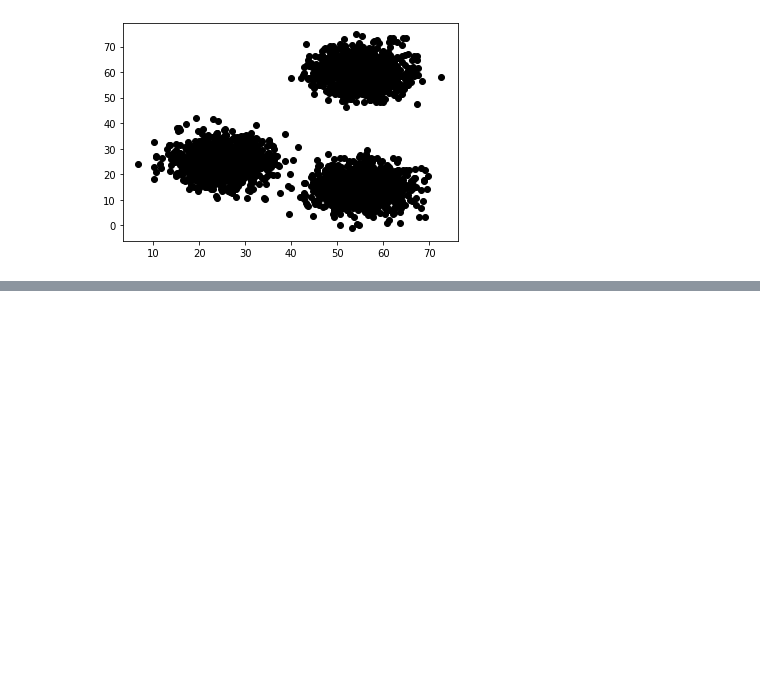
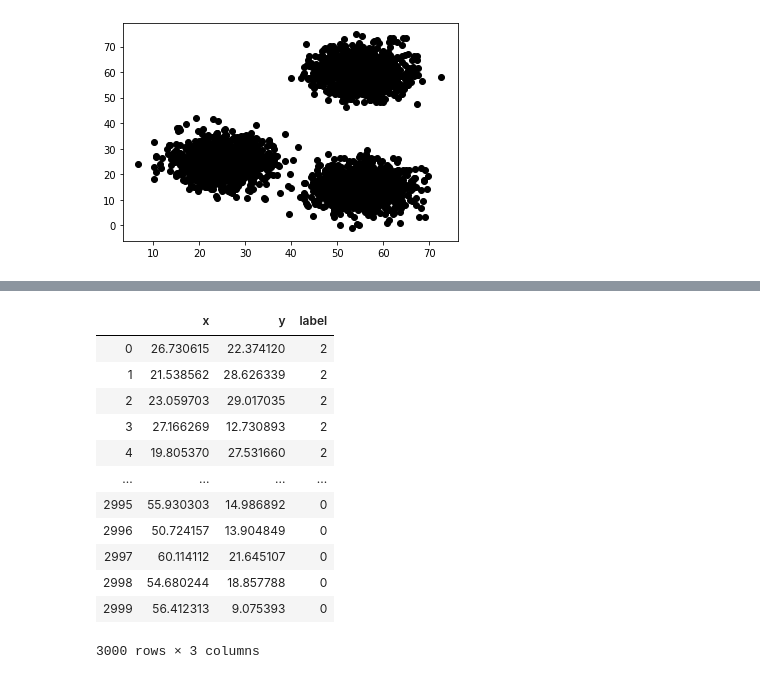
Before and after one commit to Furkan-Gulsen/veri_bilimi_ve_makine_ogrenmesi, a Jupyter notebook: Makine Öğrenmesi - Doğrusal Regresyon/K-means Clustering.ipynb, the cells around one changed output, grey strips where cells are left out. Cells and saved outputs as stored; diff of their text form; code cells hidden in the pictures; blank space fills up the shorter version.

```diff
--- a/Makine Öğrenmesi - Doğrusal Regresyon/K-means Clustering.ipynb
+++ b/Makine Öğrenmesi - Doğrusal Regresyon/K-means Clustering.ipynb
@@ -91,0 +117,17 @@ plt.show()
+# %%
+data["label"] = clusters
+data
+# %% [output]
+|  | x | y | label |
+| 0 | 26.730615 | 22.374120 | 2 |
+| 1 | 21.538562 | 28.626339 | 2 |
+| 2 | 23.059703 | 29.017035 | 2 |
+| 3 | 27.166269 | 12.730893 | 2 |
+| 4 | 19.805370 | 27.531660 | 2 |
+| ... | ... | ... | ... |
+| 2995 | 55.930303 | 14.986892 | 0 |
+| 2996 | 50.724157 | 13.904849 | 0 |
+| 2997 | 60.114112 | 21.645107 | 0 |
+| 2998 | 54.680244 | 18.857788 | 0 |
+| 2999 | 56.412313 | 9.075393 | 0 |
+3000 rows × 3 columns
```
Also changed, not shown: parts of 5 cells of this notebook.
